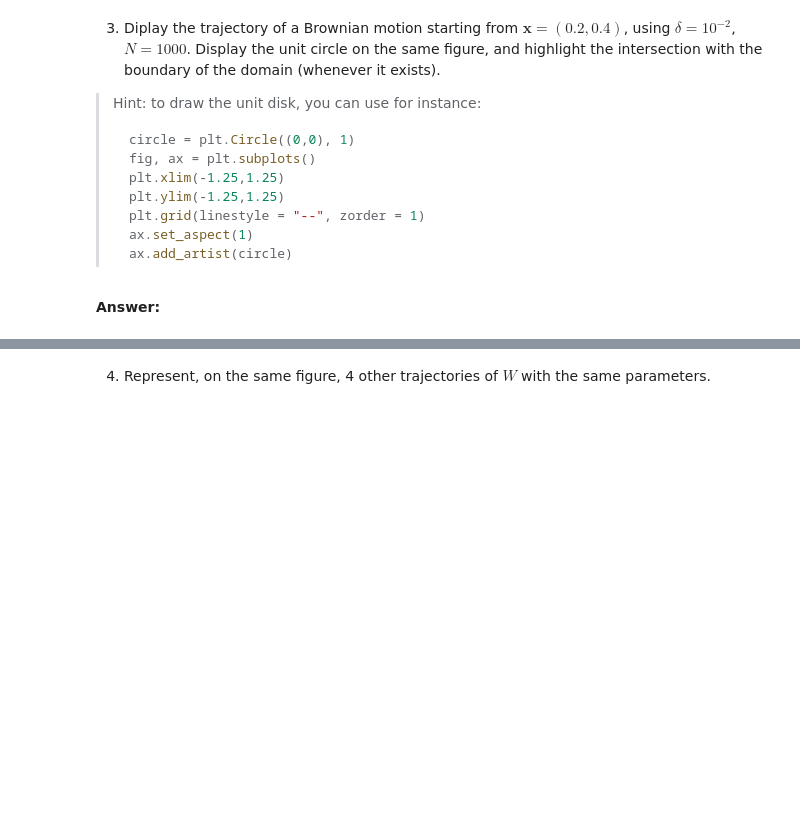
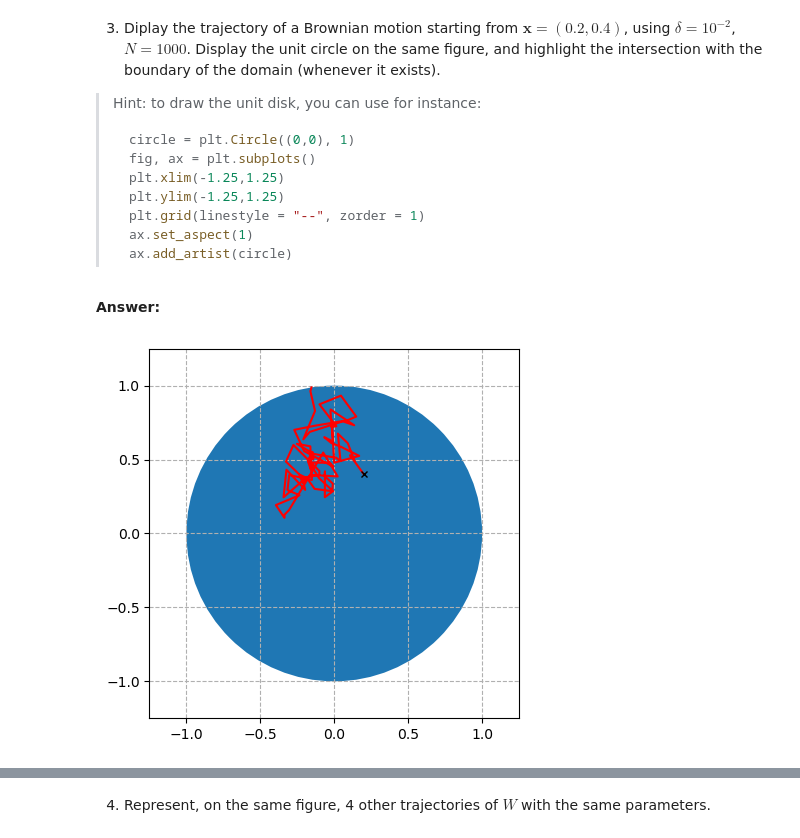
Before and after one commit to jkjky/python_sdia, a Jupyter notebook: Labs/Lab3/lab3.ipynb, the cells around one changed output, grey strips where cells are left out. Cells and saved outputs as stored; diff of their text form; code cells hidden in the pictures; blank space fills up the shorter version.

Commit message:
plot some movements

```diff
--- a/Labs/Lab3/lab3.ipynb
+++ b/Labs/Lab3/lab3.ipynb
@@ -105,7 +105,7 @@ def brownian_motion(niter,x,step,rng) -> np.ndarray:
         wstar=None
     # x_star = np.roots(intersect_circle(linear_fct(traj[-2], traj[-1])))
     # y_star = np.sqrt(1 - x_star[0]**2)
-    return traj
+    return np.array(traj)
 
 brownian_motion(1000, np.array([0.2, 0.4]), 0.01, rng)
 # %% [output]
@@ -149,0 +144,17 @@ np.linalg.norm(np.array([0.48688796, 0.87862456]))
+# %%
+import matplotlib.pyplot as plt
+
+circle = plt.Circle((0,0), 1)
+fig, ax = plt.subplots()
+plt.xlim(-1.25,1.25)
+plt.ylim(-1.25,1.25)
+plt.grid(linestyle = "--", zorder = 1)
+ax.set_aspect(1)
+ax.add_artist(circle)
+traj = brownian_motion(1000, np.array([0.2, 0.4]), 0.01, rng)
+plt.plot(traj[:,0],traj[:,1], c="r")
+plt.plot(traj[0][0],traj[0][1], marker="x", color="black", markersize=5, label = "start")
+
+plt.show()
+# %% [output]
+[figure, added]
```
Also changed, not shown: parts of 4 cells of this notebook.
